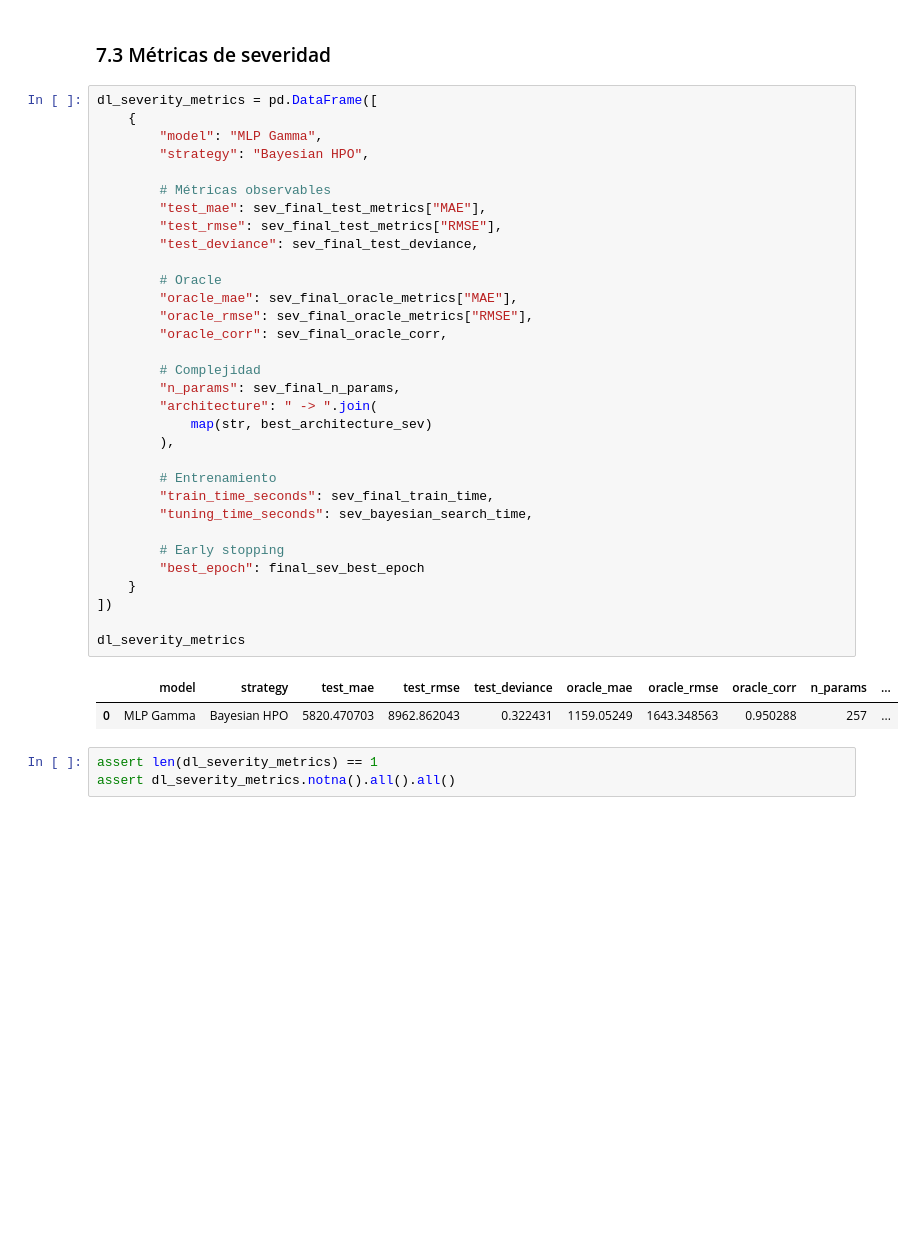
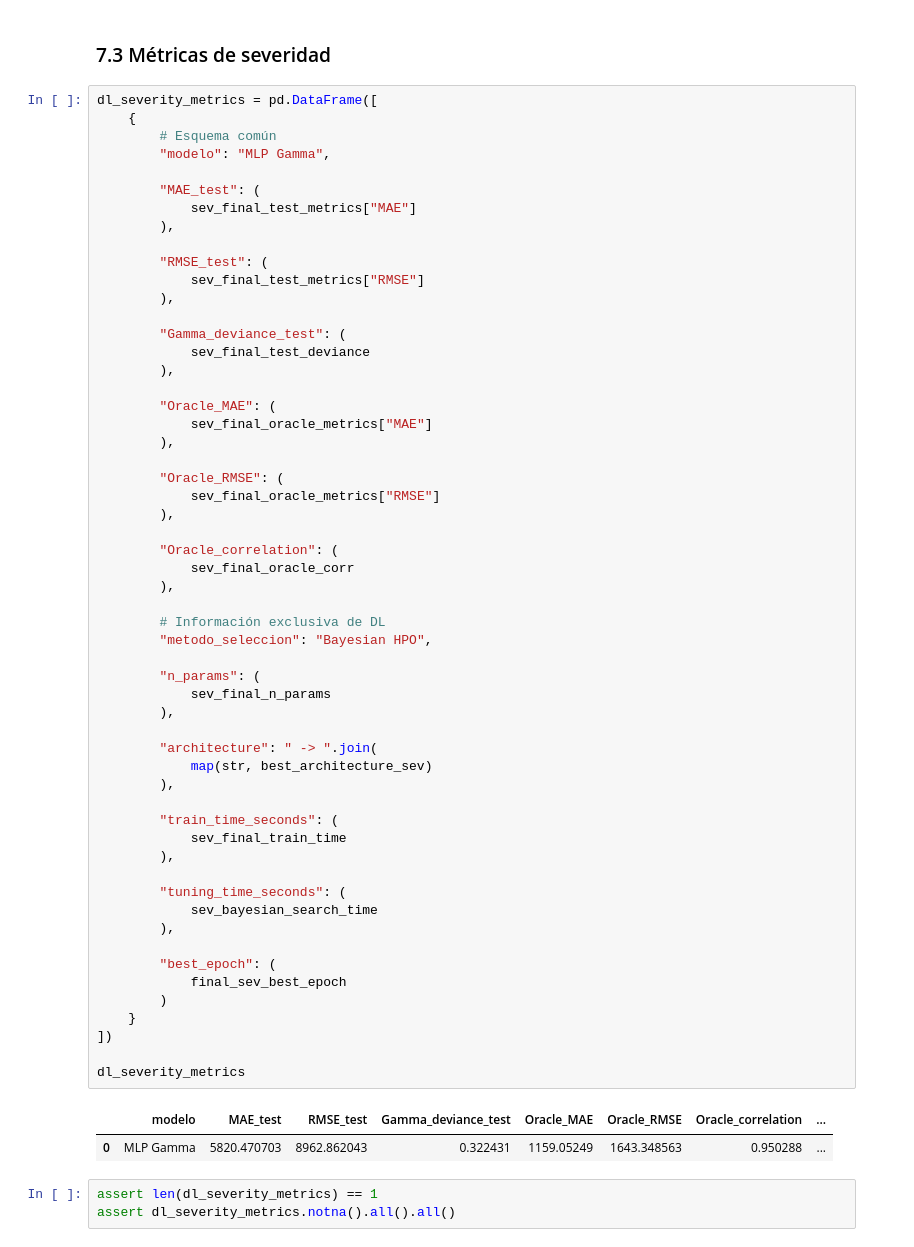
Before and after one commit to ActuarioDereckFuzz/Modelos_estadisticosvsMLvsDeep-Learning, a Jupyter notebook: notebooks/05_deep_learning.ipynb, the cells around one changed output. Cells and saved outputs as stored; diff of their text form; blank space fills up the shorter version.

```diff
--- a/notebooks/05_deep_learning.ipynb
+++ b/notebooks/05_deep_learning.ipynb
@@ -6691,38 +6716,62 @@ dl_frequency_metrics.to_csv(
 # %%
 dl_severity_metrics = pd.DataFrame([
     {
-        "model": "MLP Gamma",
-        "strategy": "Bayesian HPO",
+        # Esquema común
+        "modelo": "MLP Gamma",
 
-        # Métricas observables
-        "test_mae": sev_final_test_metrics["MAE"],
-        "test_rmse": sev_final_test_metrics["RMSE"],
-        "test_deviance": sev_final_test_deviance,
+        "MAE_test": (
+            sev_final_test_metrics["MAE"]
+        ),
 
-        # Oracle
-        "oracle_mae": sev_final_oracle_metrics["MAE"],
-        "oracle_rmse": sev_final_oracle_metrics["RMSE"],
-        "oracle_corr": sev_final_oracle_corr,
+        "RMSE_test": (
+            sev_final_test_metrics["RMSE"]
+        ),
 
-        # Complejidad
-        "n_params": sev_final_n_params,
+        "Gamma_deviance_test": (
+            sev_final_test_deviance
+        ),
+
+        "Oracle_MAE": (
+            sev_final_oracle_metrics["MAE"]
+        ),
+
+        "Oracle_RMSE": (
+            sev_final_oracle_metrics["RMSE"]
+        ),
+
+        "Oracle_correlation": (
+            sev_final_oracle_corr
+        ),
+
+        # Información exclusiva de DL
+        "metodo_seleccion": "Bayesian HPO",
+
+        "n_params": (
+            sev_final_n_params
+        ),
+
         "architecture": " -> ".join(
             map(str, best_architecture_sev)
         ),
 
-        # Entrenamiento
-        "train_time_seconds": sev_final_train_time,
-        "tuning_time_seconds": sev_bayesian_search_time,
+        "train_time_seconds": (
+            sev_final_train_time
+        ),
 
-        # Early stopping
-        "best_epoch": final_sev_best_epoch
+        "tuning_time_seconds": (
+            sev_bayesian_search_time
+        ),
+
+        "best_epoch": (
+            final_sev_best_epoch
+        )
     }
 ])
 
 dl_severity_metrics
 # %% [output]
-|  | model | strategy | test_mae | test_rmse | test_deviance | oracle_mae | oracle_rmse | oracle_corr | n_params | ... |
-| 0 | MLP Gamma | Bayesian HPO | 5820.470703 | 8962.862043 | 0.322431 | 1159.05249 | 1643.348563 | 0.950288 | 257 | ... |
+|  | modelo | MAE_test | RMSE_test | Gamma_deviance_test | Oracle_MAE | Oracle_RMSE | Oracle_correlation | ... |
+| 0 | MLP Gamma | 5820.470703 | 8962.862043 | 0.322431 | 1159.05249 | 1643.348563 | 0.950288 | ... |
 # %%
 assert len(dl_severity_metrics) == 1
 assert dl_severity_metrics.notna().all().all()
```
Also changed, not shown: parts of 2 cells of this notebook, 3 other files.
